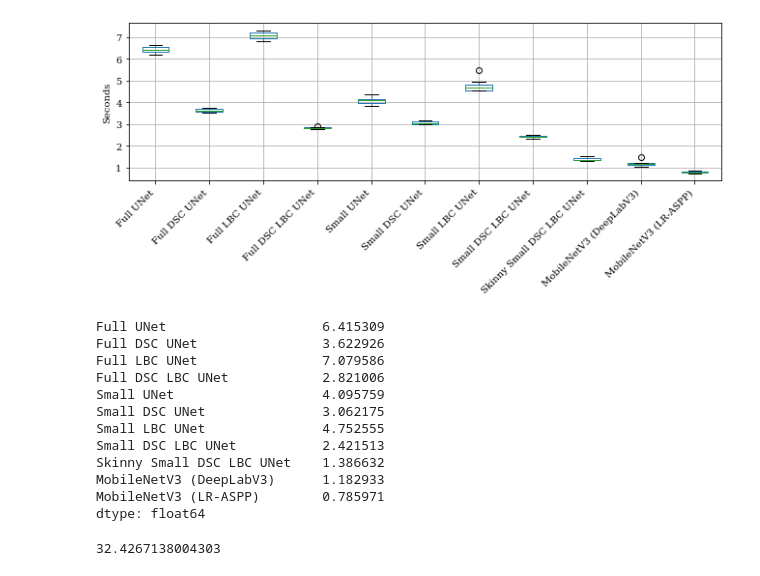
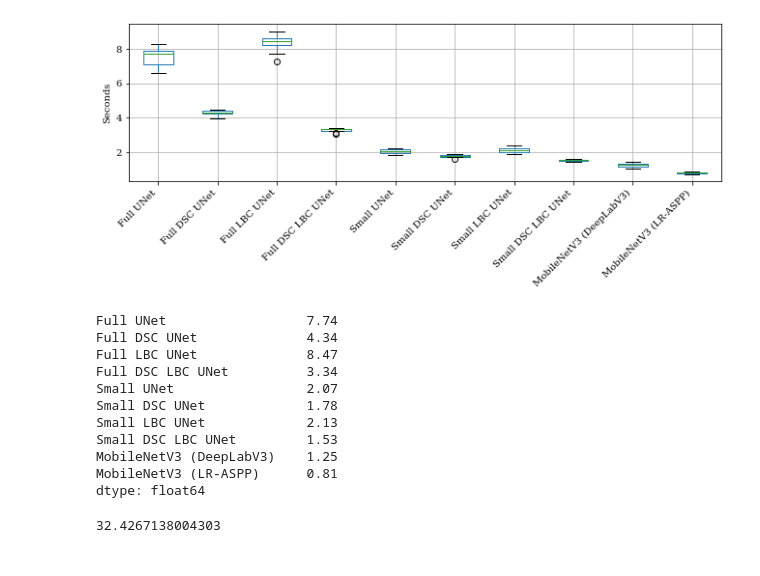
Before and after one commit to dansola/PGA-Net, a Jupyter notebook: notebooks/time_figure_eval.ipynb, the cells around one changed output. Cells and saved outputs as stored; diff of their text form; code cells hidden in the pictures.

```diff
--- a/notebooks/time_figure_eval.ipynb
+++ b/notebooks/time_figure_eval.ipynb
@@ -61,52 +75,51 @@ plt.setp(ax.get_xticklabels(), horizontalalignment='right');
 # %%
 d = load_json(f'/home/dsola/repos/PGA-Net/src/eval/times/model_profile_cpu_v{0}.json')
 df = pd.DataFrame.from_dict(d, orient='index')
 for i in range(1, 10):
     d = load_json(f'/home/dsola/repos/PGA-Net/src/eval/times/model_profile_cpu_v{i}.json')
     df_tmp = pd.DataFrame.from_dict(d, orient='index')
     df[i] = df_tmp
 
 naming_dict = {'unet': 'Full UNet', 'lbc_unet': 'Full LBC UNet', 'deeplab_mobile_net': 'MobileNetV3 (DeepLabV3)', 'lraspp_mobile_net': 'MobileNetV3 (LR-ASPP)',
-       'dsc_unet': 'Full DSC UNet', 'small_dsc_unet': 'Small DSC UNet', 'dsc_lbc_unet': 'Full DSC LBC UNet', 'small_dsc_lbc_unet': 'Small DSC LBC UNet',
-       'small_unet': 'Small UNet', 'small_lbc_unet': 'Small LBC UNet', 'skinny_small_dsc_lbc_unet': 'Skinny Small DSC LBC UNet'}
+       'dsc_unet': 'Full DSC UNet', 'skinny_small_dsc_unet': 'Small DSC UNet', 'dsc_lbc_unet': 'Full DSC LBC UNet', 'skinny_small_dsc_lbc_unet': 'Small DSC LBC UNet',
+       'skinny_small_unet': 'Small UNet', 'skinny_small_lbc_unet': 'Small LBC UNet'}
 
-df_small = df.T[['small_unet', 'small_dsc_unet', 'small_lbc_unet', 'small_dsc_lbc_unet', 'skinny_small_dsc_lbc_unet']].rename(columns=naming_dict)
+df_small = df.T[['skinny_small_unet', 'skinny_small_dsc_unet', 'skinny_small_lbc_unet', 'skinny_small_dsc_lbc_unet']].rename(columns=naming_dict)
 df_full = df.T[['unet', 'dsc_unet', 'lbc_unet', 'dsc_lbc_unet']].rename(columns=naming_dict)
 df_mobile = df.T[['deeplab_mobile_net', 'lraspp_mobile_net']].rename(columns=naming_dict)
 
-df_all = df.T[['unet', 'dsc_unet', 'lbc_unet', 'dsc_lbc_unet', 'small_unet', 'small_dsc_unet', 'small_lbc_unet', 'small_dsc_lbc_unet', 'skinny_small_dsc_lbc_unet', 'deeplab_mobile_net', 'lraspp_mobile_net']].rename(columns=naming_dict)
+df_all = df.T[['unet', 'dsc_unet', 'lbc_unet', 'dsc_lbc_unet', 'skinny_small_unet', 'skinny_small_dsc_unet', 'skinny_small_lbc_unet', 'skinny_small_dsc_lbc_unet', 'deeplab_mobile_net', 'lraspp_mobile_net']].rename(columns=naming_dict)
 
 
 ticks = [x for x in df_small.columns]
 # ticks[3] = r'$\bf{Small DSC LBC UNet}$'
 
 fig, ax = plt.subplots(figsize=(11,3))
 df_all.boxplot(column=[x for x in df_all.columns], rot=45, ax=ax)
 # ax.set_ylim(10,160)
 # ax.set_title('(a) Full UNets')
 ax.set_ylabel('Seconds')
 plt.setp(ax.get_xticklabels(), horizontalalignment='right');
 # plt.vlines(4.5, 10, 160, colors='k', linewidth=0.7)
 # plt.vlines(8.5, 10, 160, colors='k', linewidth=0.7)
 # plt.text(1.8, 165, '(a) Full UNets', fontsize=11);
 # plt.text(5.71, 165, '(b) Small UNets', fontsize=11);
 # plt.text(8.8, 165, '(c) MobileNets', fontsize=11);
 # %% [output]
-[figure, old version]
+[figure, new version]
 # %%
-df_all.mean()
+df_all.median().round(2)
 # %% [output]
-Full UNet                    6.415309
-Full DSC UNet                3.622926
-Full LBC UNet                7.079586
-Full DSC LBC UNet            2.821006
-Small UNet                   4.095759
-Small DSC UNet               3.062175
-Small LBC UNet               4.752555
-Small DSC LBC UNet           2.421513
-Skinny Small DSC LBC UNet    1.386632
-MobileNetV3 (DeepLabV3)      1.182933
-MobileNetV3 (LR-ASPP)        0.785971
+Full UNet                  7.74
+Full DSC UNet              4.34
+Full LBC UNet              8.47
+Full DSC LBC UNet          3.34
+Small UNet                 2.07
+Small DSC UNet             1.78
+Small LBC UNet             2.13
+Small DSC LBC UNet         1.53
+MobileNetV3 (DeepLabV3)    1.25
+MobileNetV3 (LR-ASPP)      0.81
 dtype: float64
 # %%
 df_small['Small DSC LBC UNet'].mean()
```
Also changed, not shown: parts of 2 cells of this notebook, 50 other files.
